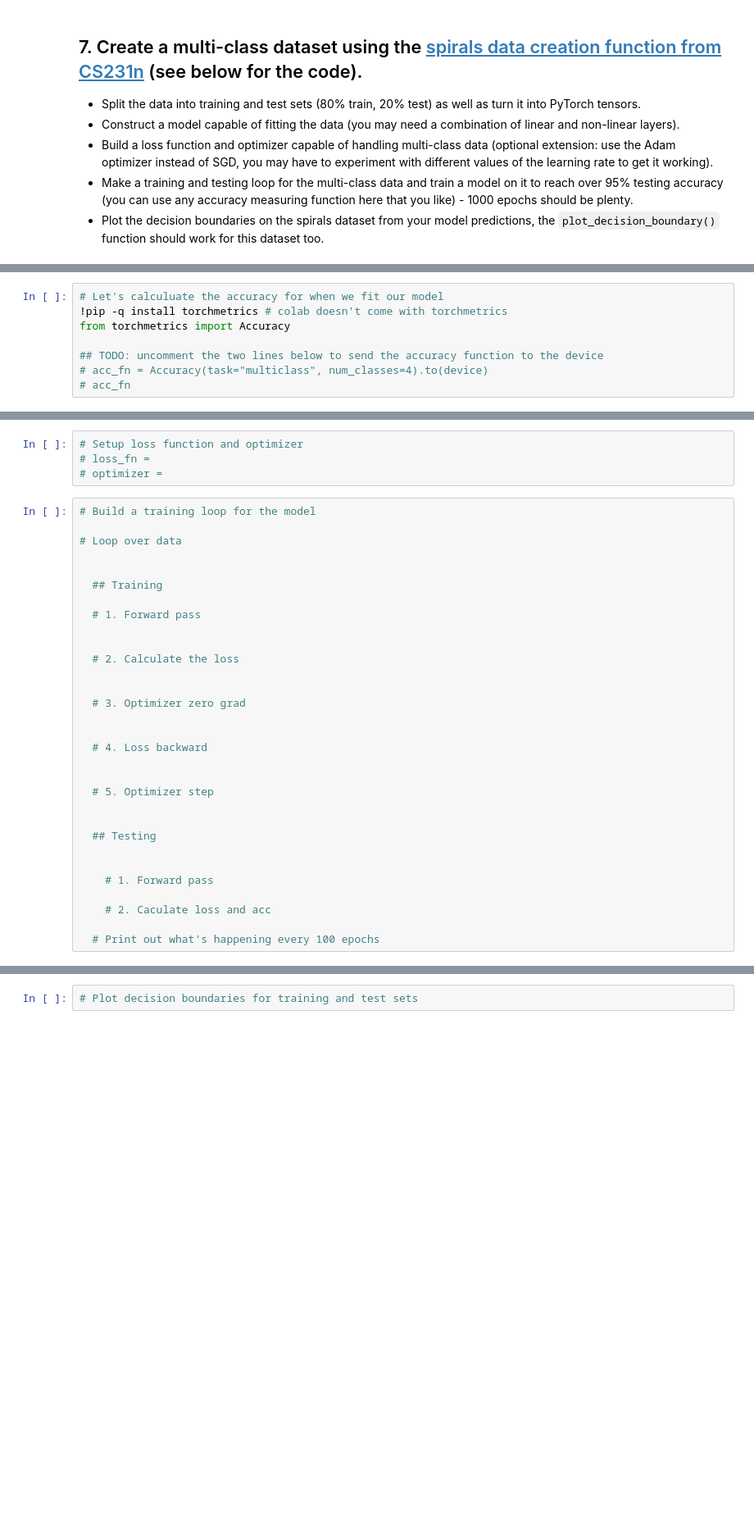
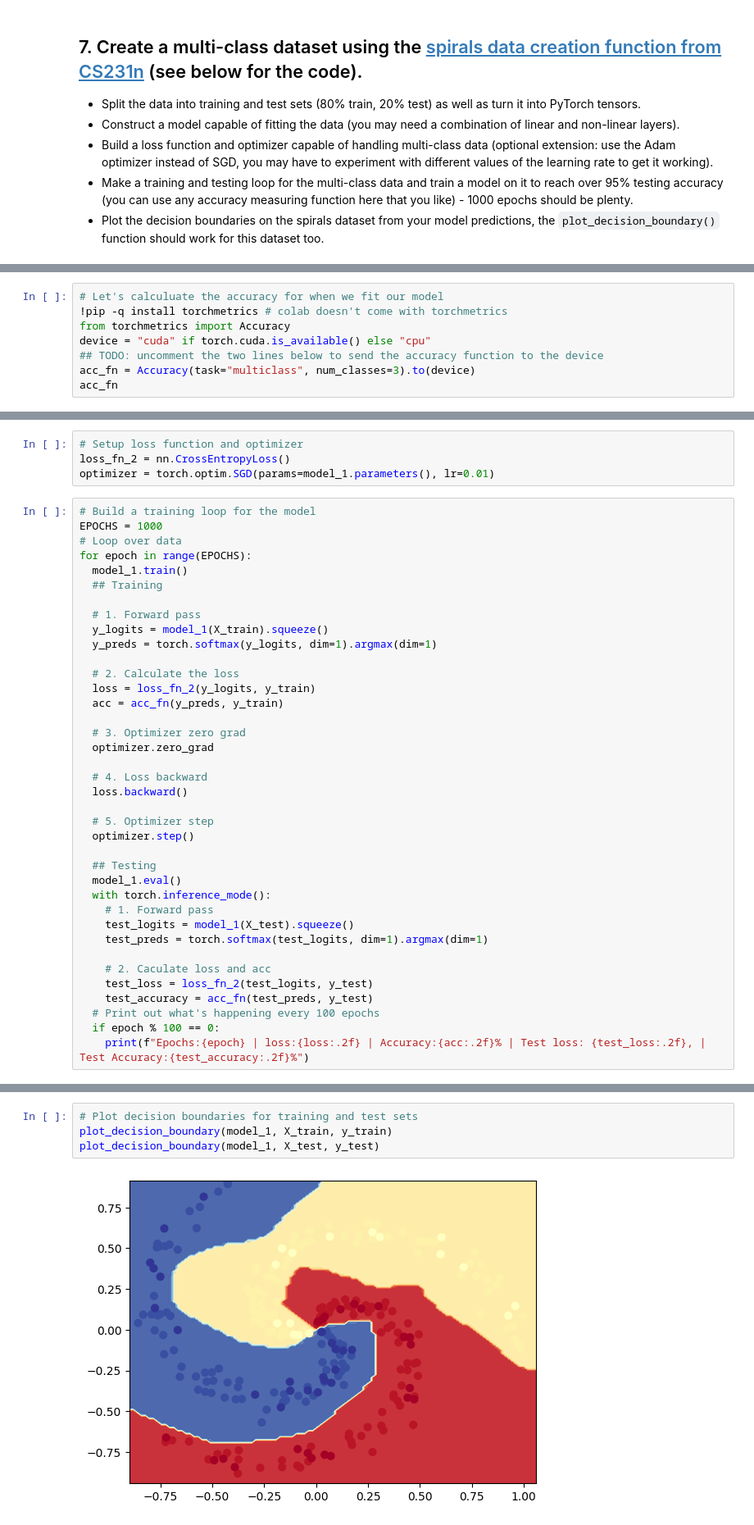
Before and after one commit to jtamas0705/learnpytorch, a Jupyter notebook: exercises/02_pytorch_classification_exercises_solution.ipynb, the cells around one changed output, grey strips where cells are left out. Shown at 82% size. Saved outputs shown, nothing was run; the diff lists cells and outputs as text; blank space fills up the shorter version.

```diff
--- a/exercises/02_pytorch_classification_exercises_solution.ipynb
+++ b/exercises/02_pytorch_classification_exercises_solution.ipynb
@@ -240,7 +390,7 @@ from sklearn.model_selection import train_test_split
 # Let's calculuate the accuracy for when we fit our model
 !pip -q install torchmetrics # colab doesn't come with torchmetrics
 from torchmetrics import Accuracy
-
+device = "cuda" if torch.cuda.is_available() else "cpu"
 ## TODO: uncomment the two lines below to send the accuracy function to the device
-# acc_fn = Accuracy(task="multiclass", num_classes=4).to(device)
-# acc_fn
+acc_fn = Accuracy(task="multiclass", num_classes=3).to(device)
+acc_fn
@@ -273,35 +470,42 @@ Pred labels:
 # %%
 # Setup loss function and optimizer
-# loss_fn =
-# optimizer =
+loss_fn_2 = nn.CrossEntropyLoss()
+optimizer = torch.optim.SGD(params=model_1.parameters(), lr=0.01)
 # %%
 # Build a training loop for the model
-
+EPOCHS = 1000
 # Loop over data
-
-
+for epoch in range(EPOCHS):
+  model_1.train()
   ## Training
 
   # 1. Forward pass
-
+  y_logits = model_1(X_train).squeeze()
+  y_preds = torch.softmax(y_logits, dim=1).argmax(dim=1)
 
   # 2. Calculate the loss
-
+  loss = loss_fn_2(y_logits, y_train)
+  acc = acc_fn(y_preds, y_train)
 
   # 3. Optimizer zero grad
-
+  optimizer.zero_grad
 
   # 4. Loss backward
-
+  loss.backward()
 
   # 5. Optimizer step
-
+  optimizer.step()
 
   ## Testing
-
-
+  model_1.eval()
+  with torch.inference_mode():
     # 1. Forward pass
+    test_logits = model_1(X_test).squeeze()
+    test_preds = torch.softmax(test_logits, dim=1).argmax(dim=1)
 
     # 2. Caculate loss and acc
-
+    test_loss = loss_fn_2(test_logits, y_test)
+    test_accuracy = acc_fn(test_preds, y_test)
   # Print out what's happening every 100 epochs
+  if epoch % 100 == 0:
+    print(f"Epochs:{epoch} | loss:{loss:.2f} | Accuracy:{acc:.2f}% | Test loss: {test_loss:.2f}, | Test Accuracy:{test_accuracy:.2f}%")
@@ -308,2 +523,6 @@ Pred labels:
 # %%
 # Plot decision boundaries for training and test sets
+plot_decision_boundary(model_1, X_train, y_train)
+plot_decision_boundary(model_1, X_test, y_test)
+# %% [output]
+[figure, added]
```
Also changed, not shown: parts of 21 cells of this notebook.
